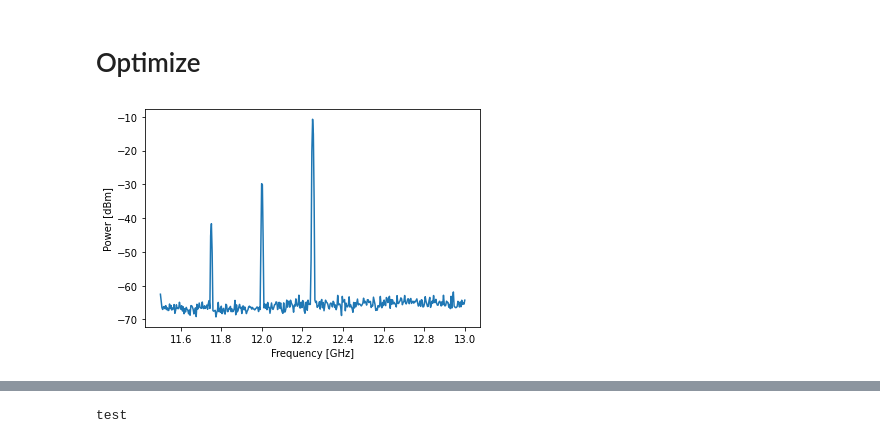
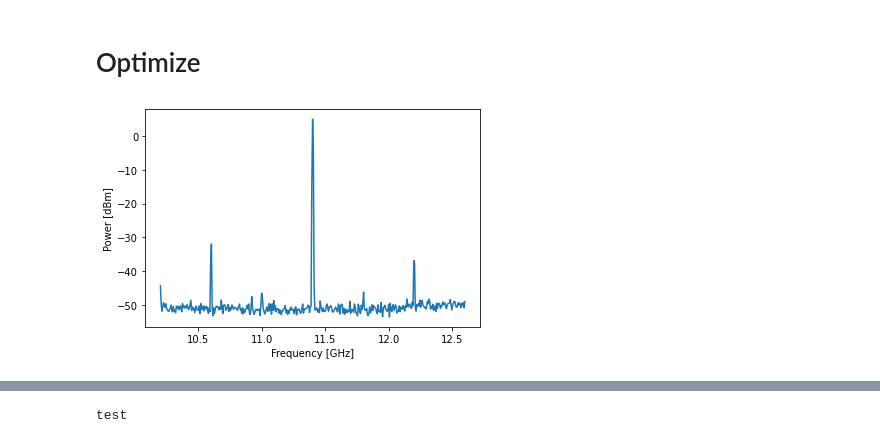
Before and after one commit to lukingroup/pylabnet, a Jupyter notebook: demo/iq-optimizer/IQOptimizer_demo.ipynb, the cells around one changed output, grey strips where cells are left out. Drawn from its saved outputs; the diff is of its cells as text; code cells hidden in the pictures.

```diff
--- a/demo/iq-optimizer/IQOptimizer_demo.ipynb
+++ b/demo/iq-optimizer/IQOptimizer_demo.ipynb
@@ -36,8 +34,8 @@ dev_id = 'dev8227'
 
 # Instantiate
 logger = LogClient(
-    host='140.247.189.82',
-    port=24001,
+    host='140.247.189.30',
+    port=33170,
     module_tag=f'ZI HDAWG {dev_id}'
 )
 # %%
@@ -54,8 +52,8 @@ hd.enable_output(3)
 # %%
 # Connect to MW source client
 mw_client = HMC_T2220.Client(
-    host='localhost',
-    port=12378
+    host='140.247.189.82',
+    port=2552
 )
 # %%
 # Check that MW source is set to correct power
@@ -70,8 +68,8 @@ mw_client.get_power()
 # Connect to Spectrum Analyzer
 # %%
 sa = agilent_e4405B.Client(
-    host='localhost',
-    port=12352
+    host='140.247.189.82',
+    port=19330
 )
 
 # Reset spectrum analzyer
@@ -83,9 +81,9 @@ sa.write('*RST')
 # %%
 # See optimizer.py for a list of the keyword arguments that IQOptimizer takes
 # Instantiate IQOptimizer object
-opt1 = IQOptimizer(mw_client, hd, sa, 12e9,250e6,param_guess = ([90, 1, 0.75, -0.002, 0.006]), dc_i_window=0.2, dc_q_window=0.2, awg_delay_time=0.01, averages=4)
+opt1 = IQOptimizer(mw_client, hd, sa, 12e9,400e6,param_guess = ([90,1, 0.6, -0.002, 0.006]), dc_i_window=0.2, dc_q_window=0.2, awg_delay_time=0.01, averages=4)
 # %% [output]
-[figure, old version]
+[figure, new version]
 # %%
 opt1.opt()
 # %% [output]
```
Also changed, not shown: parts of 6 cells of this notebook, 3 other files.
